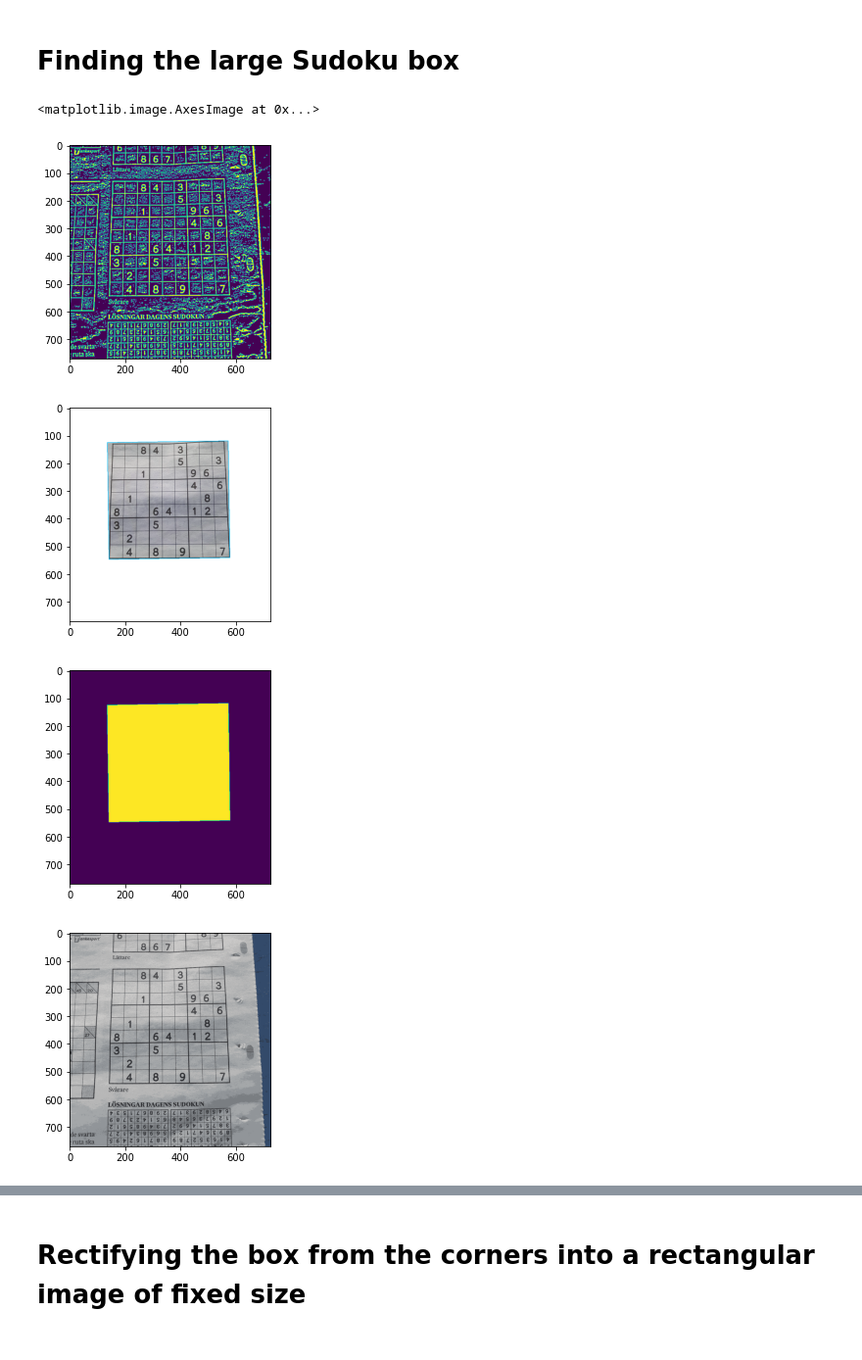
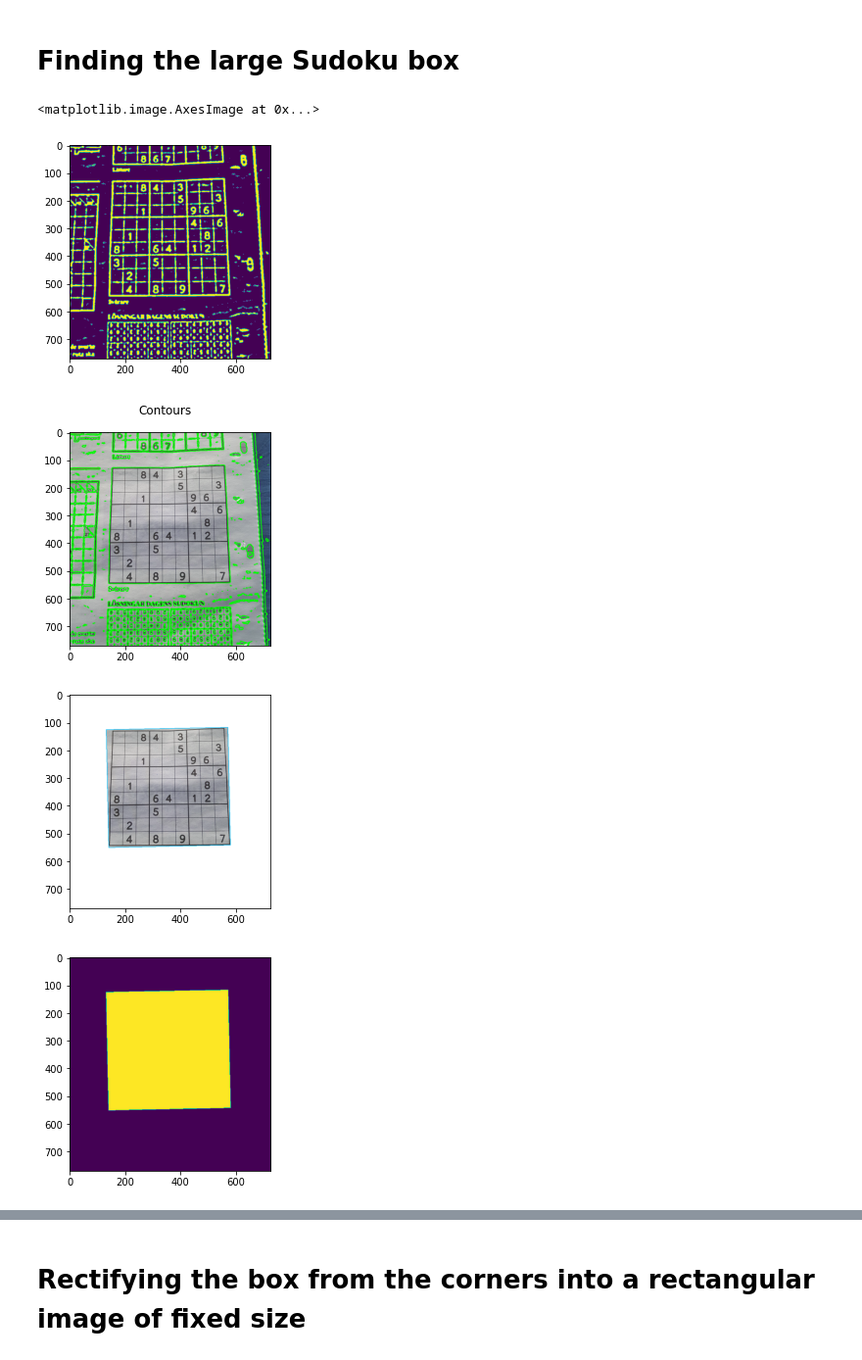
Before and after one commit to emanuelen5/sudoku-solver, a Jupyter notebook: hough.ipynb, the cells around one changed output, grey strips where cells are left out. Shown at 98% size. Drawn from its saved outputs; the diff is of its cells as text; code cells hidden in the pictures.

```diff
--- a/hough.ipynb
+++ b/hough.ipynb
@@ -47,39 +47,45 @@ kmeans = kmeans_color_quantization(img2, clusters=8)
 
 # Convert to grayscale, Gaussian blur, adaptive threshold
 gray = cv2.cvtColor(kmeans, cv2.COLOR_BGR2GRAY)
-blur = cv2.GaussianBlur(gray, (3,3), 0)
+blur = cv2.GaussianBlur(gray, (21, 21), 0)
 thresh = cv2.adaptiveThreshold(blur,255,cv2.ADAPTIVE_THRESH_GAUSSIAN_C, cv2.THRESH_BINARY_INV,21,2)
 
 # Draw largest enclosing rectangle onto a mask
 mask = np.zeros(img2.shape[:2], dtype=np.uint8)
 cnts = cv2.findContours(thresh, cv2.RETR_EXTERNAL, cv2.CHAIN_APPROX_SIMPLE)
 cnts = cnts[0] if len(cnts) == 2 else cnts[1]
 cnts = sorted(cnts, key=cv2.contourArea, reverse=True)
-for c in cnts:
-    rect = cv2.minAreaRect(c)
+for contour in cnts:
+    rect = cv2.minAreaRect(contour)
     box = cv2.boxPoints(rect)
     box = np.int0(box)
     cv2.drawContours(img2,[box],0, color=(0,191,255), thickness=2)
     cv2.drawContours(mask,[box],0, color=255, thickness=-1)
     break
+
+img_contours = img.copy()
+cv2.drawContours(img_contours, cnts, -1, [0, 255, 0], 2)
 
 # Bitwise-and for result
 result = cv2.bitwise_and(img2, img2, mask=mask)
 result[mask==0] = (255,255,255)
 
 plt.figure()
 plt.imshow(thresh)
+fig = plt.figure()
+fig.suptitle("Contours")
+plt.imshow(img_contours)
 plt.figure()
 plt.imshow(result)
 plt.figure()
 plt.imshow(mask)
 plt.figure()
 plt.imshow(kmeans)
 plt.figure()
 plt.imshow(img2)
 # %% [output]
 <matplotlib.image.AxesImage at 0x...>
-[figure, old version]
+[figure, new version]
-[figure, old version]
+[figure, new version]
-[figure, old version]
+[figure, new version]
-[figure, old version]
+[figure, new version]
```
Also changed, not shown: parts of 9 cells of this notebook.
